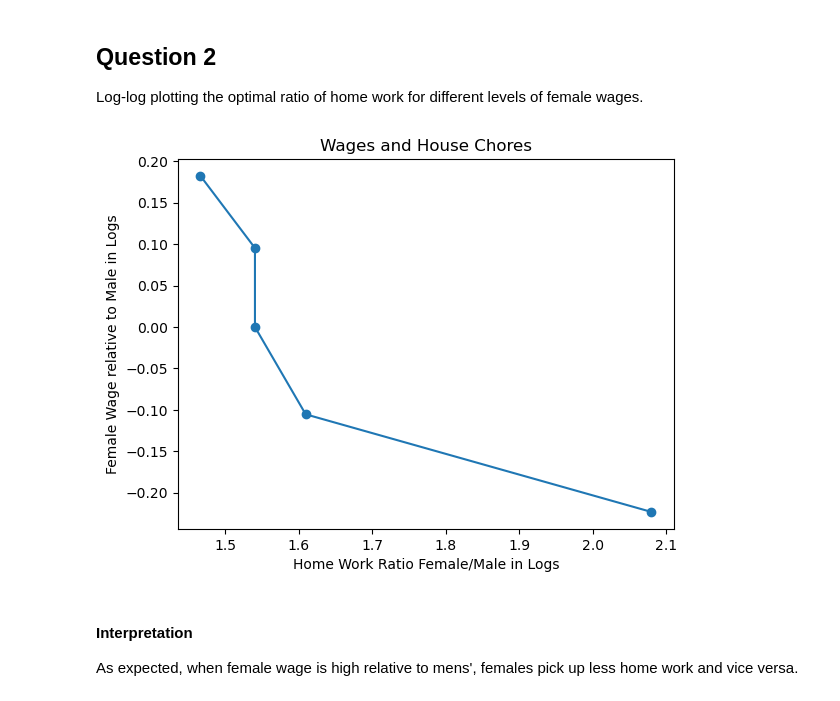
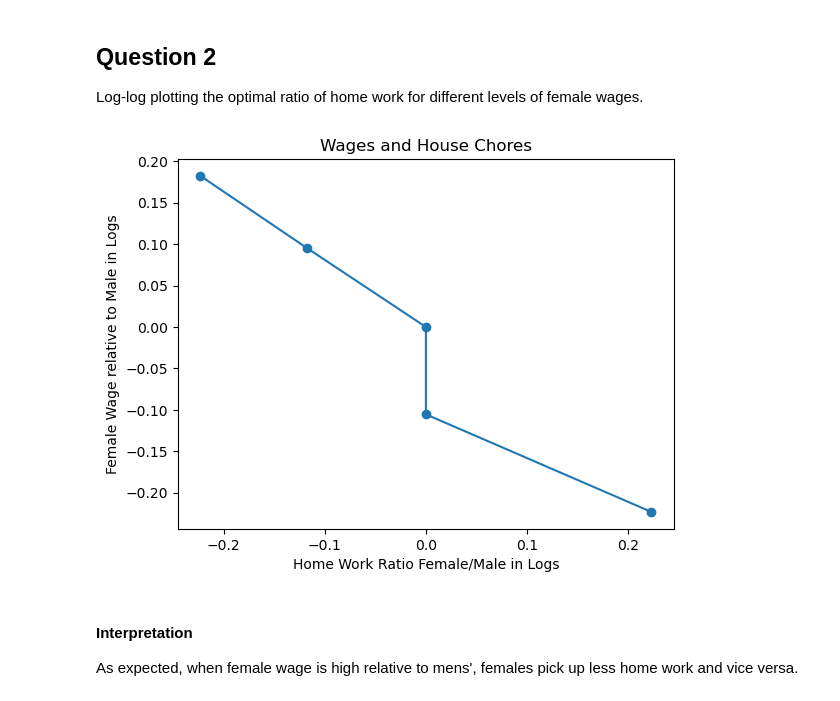
Before and after one commit to biguntitled/Intro_Num, a Jupyter notebook: Lukas.ipynb, the cells around one changed output. Cells and saved outputs as stored; diff of their text form; code cells hidden in the pictures.

```diff
--- a/Lukas.ipynb
+++ b/Lukas.ipynb
@@ -104,20 +106,22 @@ Here we see that when female and male productivity are equal (alpha = 0.5) and t
 ## Question 2
 Log-log plotting the optimal ratio of home work for different levels of female wages.
 # %%
+a.par.alpha = 0.5 #Re-set parameters
+a.par.sigma = 1
 assert np.array_equal(a.par.wF_vec, np.linspace(0.8, 1.2, 5)) #Check we have the correct array of female wages stored
 res = a.solve_wF_vec(discrete=True) #Loops through the values, solves the model and stores the hours worked at home.
 Home_ratios = res.Home_ratios #Above function returns the Home_ratios vector
 
 fig, ax = plt.subplots() #Start plotting
 ax.plot(np.log(Home_ratios), np.log(a.par.wF_vec), 'o-') #As male wage is equal to one, division is not necessary.
 
 ax.set_xlabel('Home Work Ratio Female/Male in Logs')
 ax.set_ylabel('Female Wage relative to Male in Logs')
 ax.set_title('Wages and House Chores')
 
 plt.show()
 # %% [output]
-[figure, old version]
+[figure, new version]
 # %% [markdown]
 #### Interpretation
 
```
Also changed, not shown: parts of 13 cells of this notebook, 1 other file.
